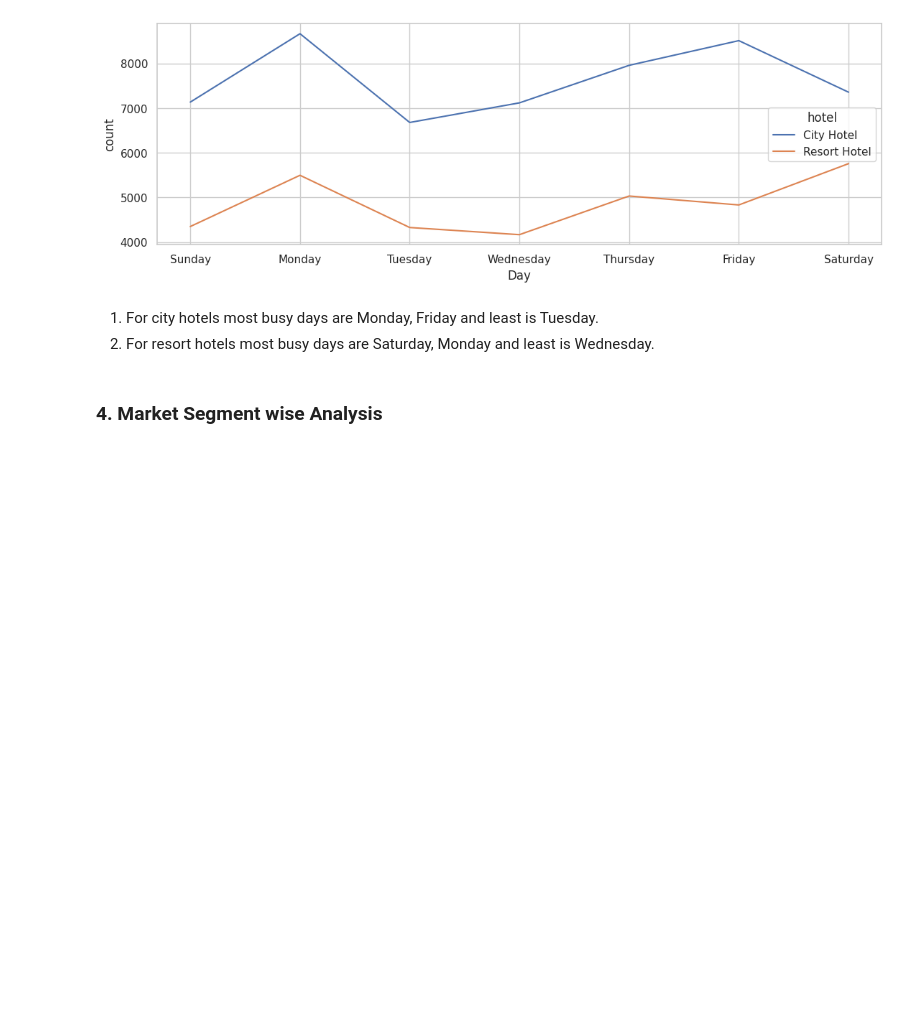
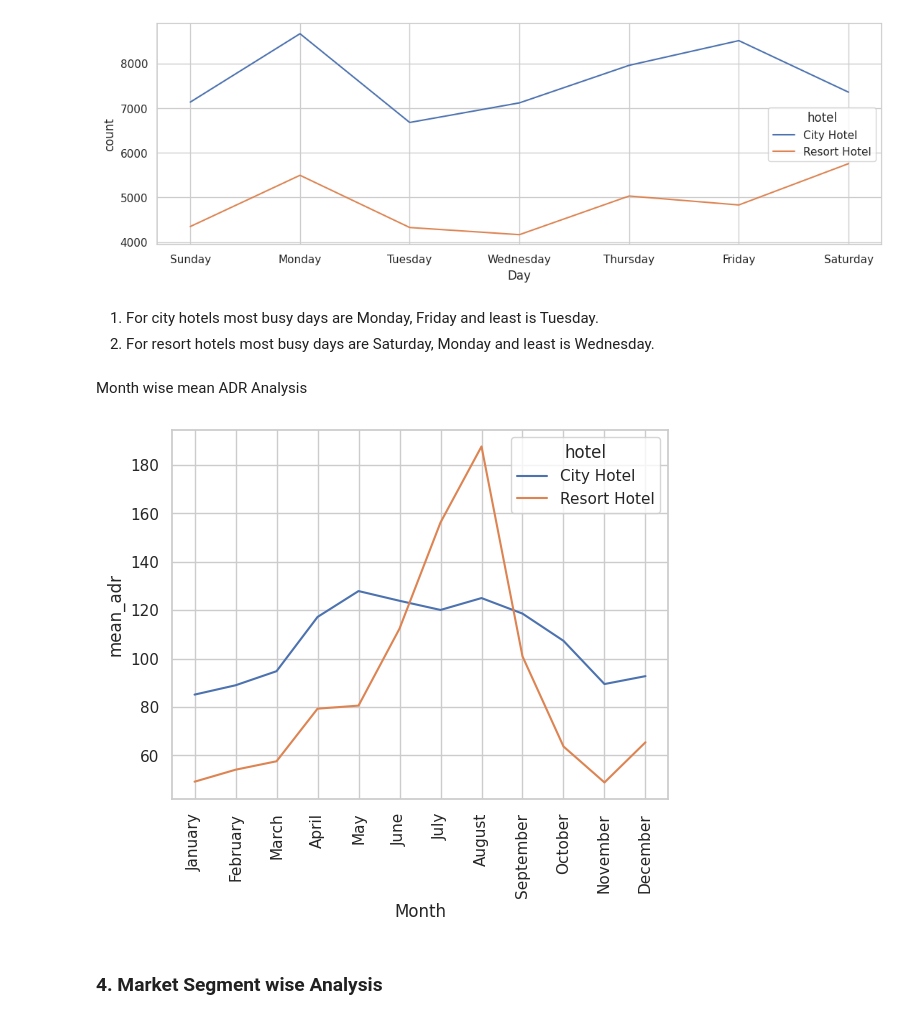
Before and after one commit to jamal-faisal/EDA_Hotel, a Jupyter notebook: EDA_Hotel_Booking.ipynb, the cells around one changed output. Drawn from its saved outputs; the diff is of its cells as text; code cells hidden in the pictures; blank space fills up the shorter version.

```diff
--- a/EDA_Hotel_Booking.ipynb
+++ b/EDA_Hotel_Booking.ipynb
@@ -353,6 +361,18 @@ sns.lineplot(data= df_day, x= 'Day', y= 'count', hue= 'hotel')
 # %% [markdown]
 1. For city hotels most busy days are Monday, Friday and least is Tuesday.
 2. For resort hotels most busy days are Saturday, Monday and least is Wednesday.
+# %% [markdown]
+Month wise mean ADR Analysis
+# %%
+df_m_adr= df1.groupby(['hotel', 'Month'])['adr'].mean().reset_index(name= 'mean_adr')
+sort_order_m=['January','February','March','April','May','June','July','August','September','October','November','December']    # creating list for the months order
+df_m_adr.index=pd.CategoricalIndex(df_m_adr['Month'],categories=sort_order_m,ordered=True)
+df_m_adr= df_m_adr.sort_index().reset_index(drop=True)
+sns.lineplot(x= 'Month',y='mean_adr',hue='hotel', data=df_m_adr,  sort=False)
+plt.xticks(rotation=90)
+plt.show()
+# %% [output]
+[figure, added]
 # %% [markdown]
 ### **4. Market Segment wise Analysis**
 # %%
```
Also changed, not shown: parts of 25 cells of this notebook.
